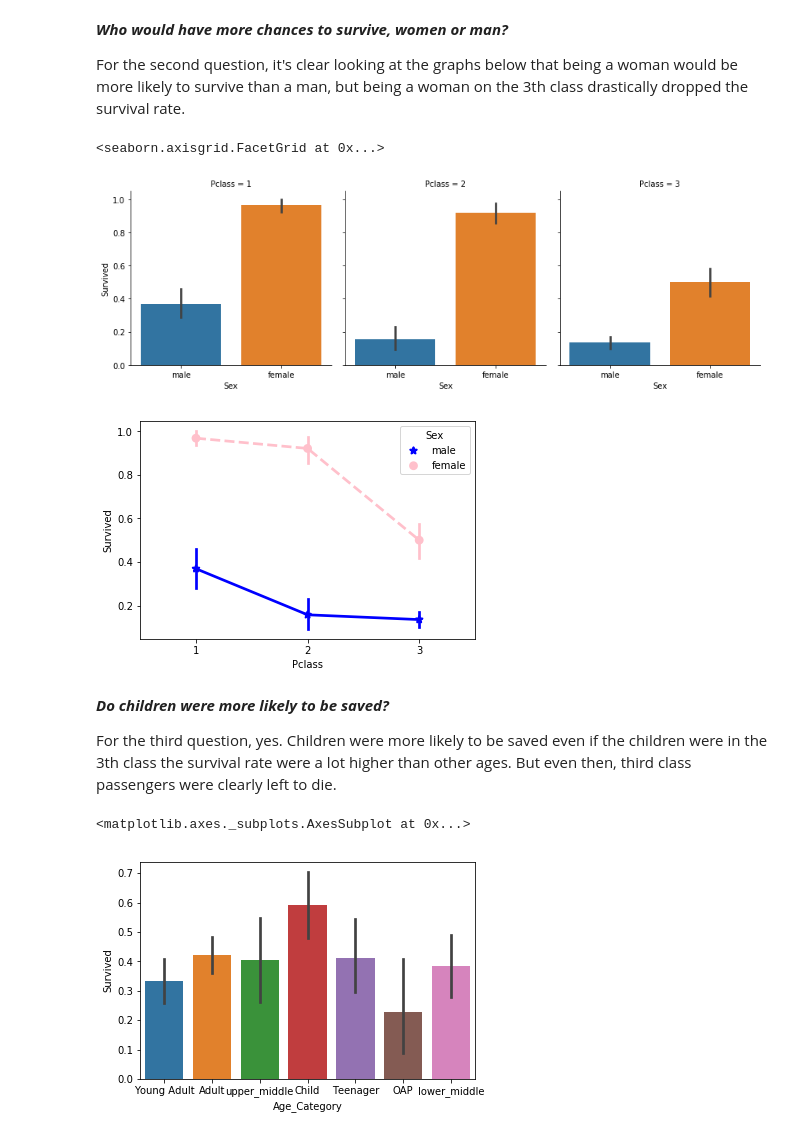
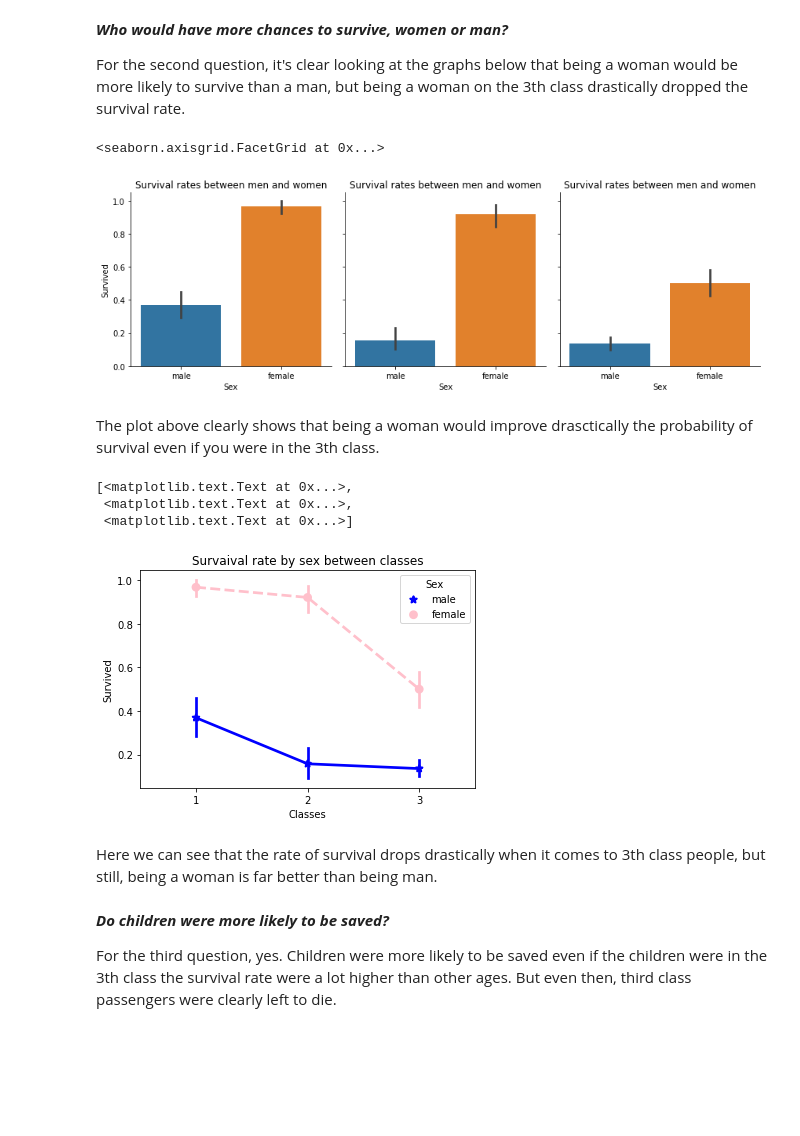
Before and after one commit to thiagoramos23/nanodegre-udacity-project-titanic, a Jupyter notebook: Titanic.ipynb, the cells around one changed output. Saved outputs shown, nothing was run; the diff lists cells and outputs as text; code cells hidden in the pictures; blank space fills up the shorter version.

```diff
--- a/Titanic.ipynb
+++ b/Titanic.ipynb
@@ -17,8 +17,12 @@ We are here to try to understand three main questions.
 2. Who would have more chances to survive, women or man?
 3. Do children were more likely to be saved?
 # %%
-titanic_file = '/Users/thramosal/Documents/PROJETOS/PERSONAL_PROJECTS/DATA_ANALYSIS_NANODEGREE/data_analysis/titanic_data.csv'
+import unicodecsv
 
+#Csv Location
+titanic_file = 'titanic_data.csv'
+
+#Reading csv file.
 def read_csv(file):
     with open(file, 'rb') as f:
         reader = unicodecsv.DictReader(f)
@@ -37,7 +60,8 @@ survived_df = titanic_df[titanic_df['Survived'].isin([1])].copy()
 # %%
-ex_null_age = titanic_df[titanic_df['Age'].notnull()].copy()
+#This method will create categories for a range of ages. Ex.: From 0-13 is a Child, 14-18 is a Teenager
 def cutDF(df):
     return pd.cut(df,[0, 13, 18, 25, 40, 50, 60, 120], labels=['Child', 'Teenager', 'Young Adult', 'Adult', 'lower_middle', 'upper_middle', 'OAP'])
 
-ex_null_age['Age_Category'] = ex_null_age[['Age']].apply(cutDF)
+#Creating new field called Age_Category using the method above to be processed using the apply method.
+titanic_df['Age_Category'] = titanic_df[['Age']].apply(cutDF)
 # %%
@@ -68,22 +95,30 @@ For the second question, it's clear looking at the graphs below that being a wom
 # %%
 %matplotlib inline
 import seaborn as sns
-sns.factorplot(x="Sex", y="Survived", col="Pclass", data=titanic_df , kind="bar")
+
+#Create a factor plot using the Sex as X column, Survived as Y column and spliting the data by Pclass.
+#This plot informs the rate of survival for males and females for each Pclass.
+factor = sns.factorplot(x="Sex", y="Survived", col="Pclass", data=titanic_df , kind="bar")
+factor.set(title="Survival rates between men and women")
 # %% [output]
 <seaborn.axisgrid.FacetGrid at 0x...>
-[figure, old version]
+[figure, new version]
+# %% [markdown]
+The plot above clearly shows that being a woman would improve drasctically the probability of survival even if you were in the 3th class.
 # %%
-sns.pointplot(x="Pclass", y="Survived", hue="Sex", data=titanic_df,
+#This plot uses Pclass as x column, Survived as Y column and split by Sex.
+plot = sns.pointplot(x="Pclass", y="Survived", hue="Sex", data=titanic_df,
               palette={"male": "blue", "female": "pink"},
               markers=["*", "o"], linestyles=["-", "--"]);
+plot.set(title="Survaival rate by sex between classes", xlabel="Classes", ylabel="Survived")
 # %% [output]
+[<matplotlib.text.Text at 0x...>,
+ <matplotlib.text.Text at 0x...>,
+ <matplotlib.text.Text at 0x...>]
-[figure, old version]
+[figure, new version]
+# %% [markdown]
+Here we can see that the rate of survival drops drastically when it comes to 3th class people, but still, being a woman is far better than being man.
 # %% [markdown]
 ***Do children were more likely to be saved?***
 
 For the third question, yes. Children were more likely to be saved even if the children were in the 3th class the survival rate were a lot higher than other ages. But even then, third class passengers were clearly left to die.
-# %%
-sns.barplot(data=ex_null_age, x= 'Age_Category', y='Survived')
-# %% [output]
-<matplotlib.axes._subplots.AxesSubplot at 0x...>
-[figure, removed]
```
Also changed, not shown: parts of 12 cells of this notebook, 1 other file.
